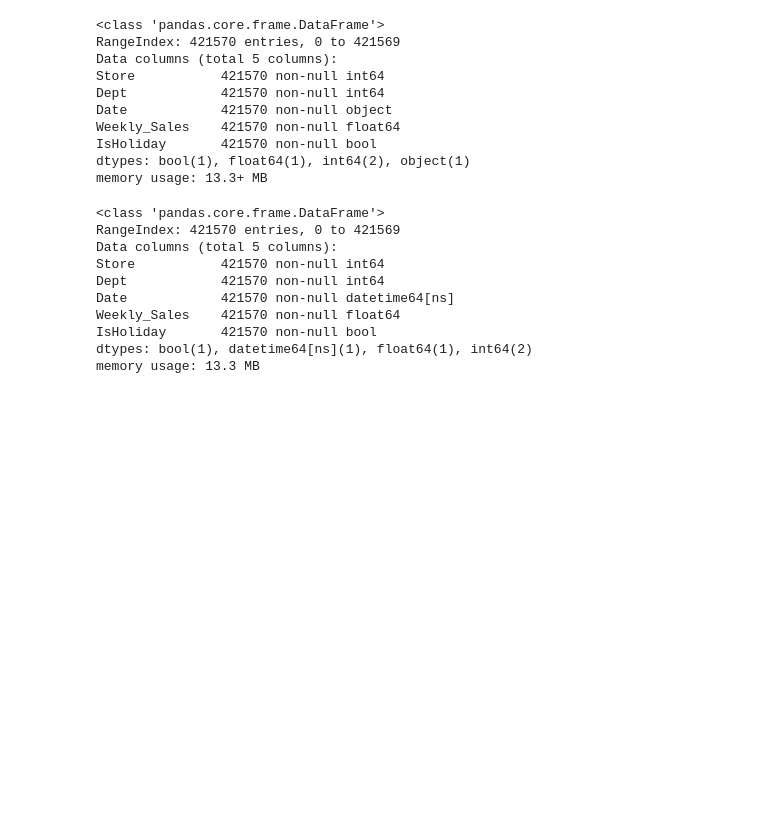
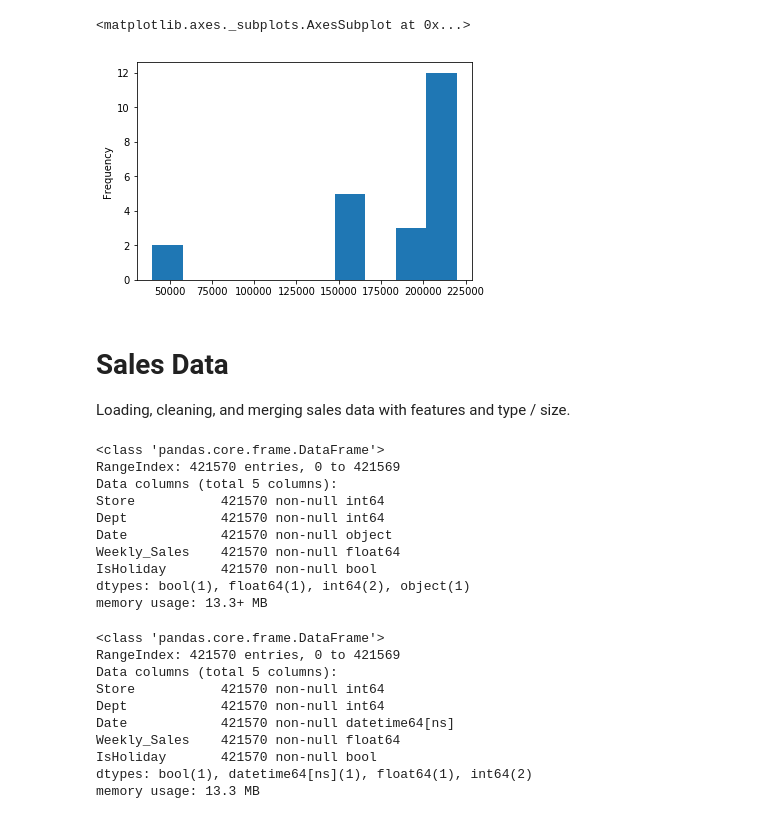
Before and after one commit to ayoitsdanyo/springboard, a Jupyter notebook: dataWrangling_eda.ipynb, the cells around one changed output. Cells and saved outputs as stored; diff of their text form; code cells hidden in the pictures; blank space fills up the shorter version.

Commit message:
EDA - loading store category data

```diff
--- a/dataWrangling_eda.ipynb
+++ b/dataWrangling_eda.ipynb
@@ -7,0 +11,6 @@ import datetime as dt
+# %%
+store = pd.read_csv(r'C:\Users\Admin\Desktop\springboard\data\stores.csv')
+# %%
+type_a = store[store.Type == 'A']
+type_b = store[store.Type == 'B']
+type_c = store[store.Type == 'C']
@@ -7,0 +53,5 @@ import datetime as dt
+# %%
+type_a.Size.plot(kind='hist')
+# %% [output]
+<matplotlib.axes._subplots.AxesSubplot at 0x...>
+[figure, added]
@@ -8,3 +64,6 @@ import datetime as dt
+# %% [markdown]
+# Sales Data
+Loading, cleaning, and merging sales data with features and type / size.
 # %%
 train = pd.read_csv(r'C:\Users\Admin\Desktop\springboard\data\train.csv',parse_dates= True)
 train.info()
```
Also changed, not shown: parts of 10 cells of this notebook.
